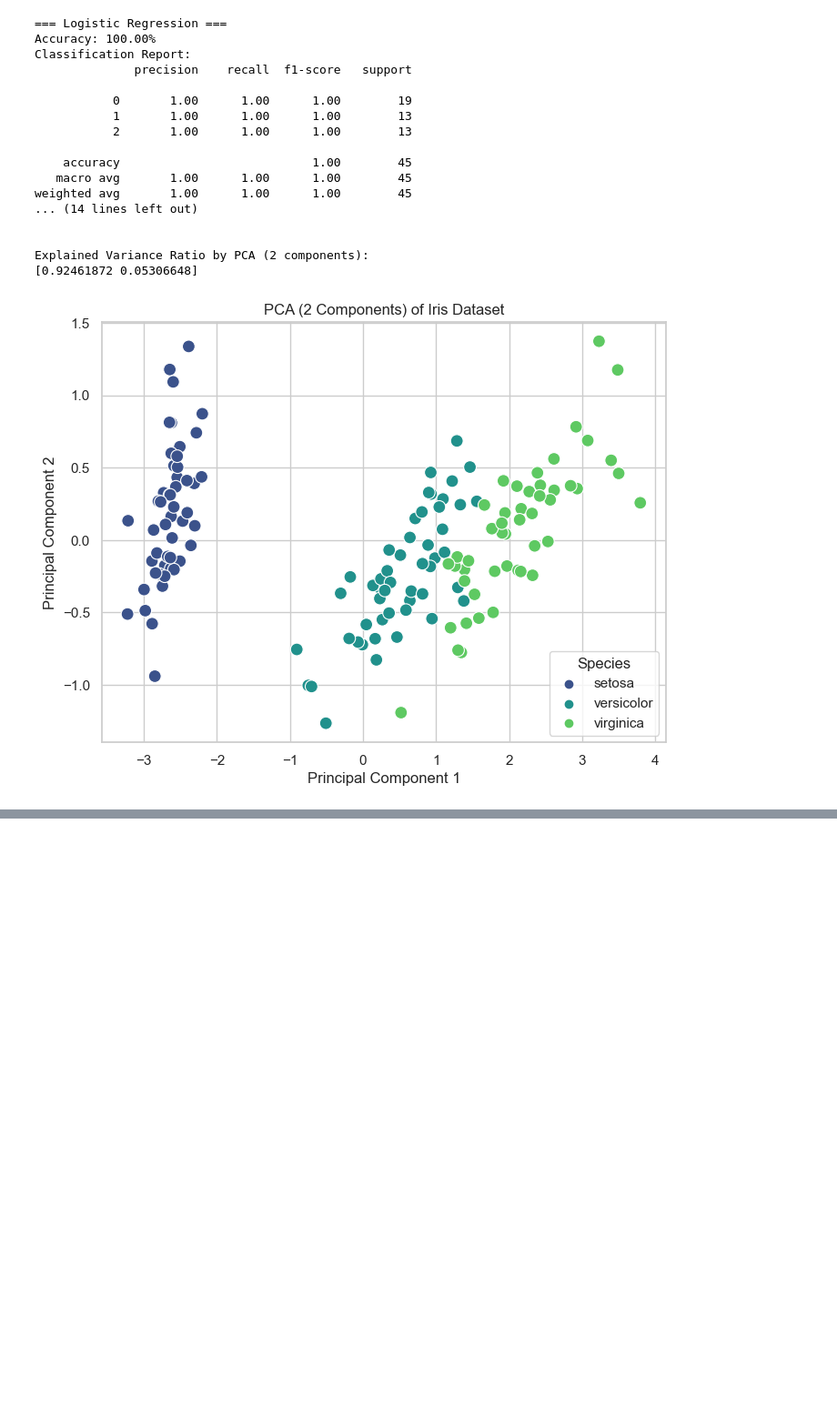
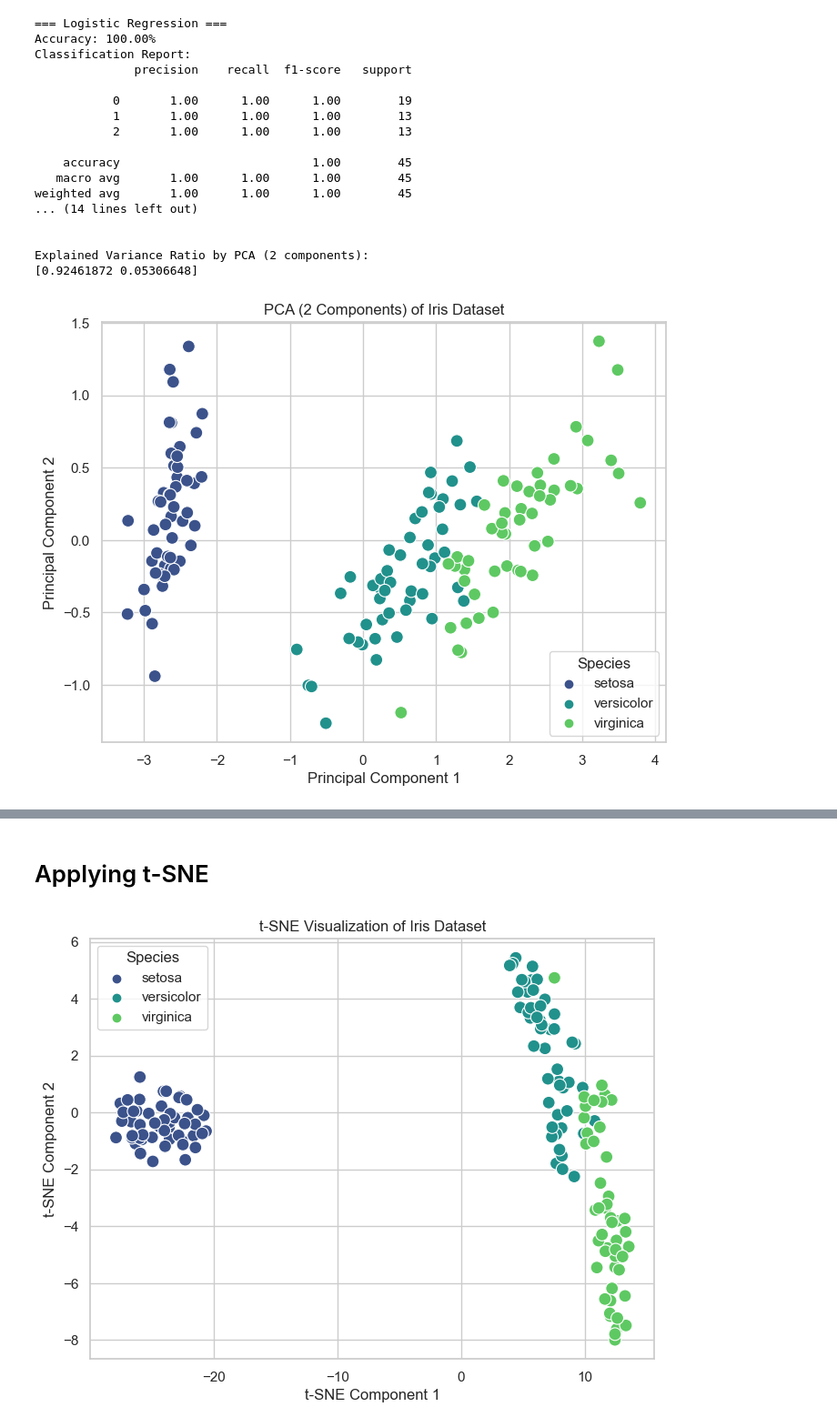
Before and after one commit to falcaozane/Machine-Learning, a Jupyter notebook: 30DaysOfML/Day1.ipynb, the cells around one changed output, grey strips where cells are left out. Shown at 91% size. Drawn from its saved outputs; the diff is of its cells as text; code cells hidden in the pictures; blank space fills up the shorter version.

```diff
--- a/30DaysOfML/Day1.ipynb
+++ b/30DaysOfML/Day1.ipynb
@@ -188,0 +203,9 @@ Explained Variance Ratio by PCA (2 components):
+# %%
+# Set plotting style
+sns.set_theme(style="whitegrid", palette="muted", color_codes=True)
+
+# Load Iris dataset
+iris = load_iris()
+df = pd.DataFrame(data=iris.data, columns=iris.feature_names)
+# Map the numeric target to species names for easier interpretation
+df['species'] = pd.Categorical.from_codes(iris.target, iris.target_names)
@@ -188,0 +377,2 @@ Explained Variance Ratio by PCA (2 components):
+# %% [markdown]
+# Applying t-SNE
@@ -188,0 +387,27 @@ Explained Variance Ratio by PCA (2 components):
+# %%
+# Load Iris dataset
+iris = load_iris()
+X = iris.data
+y = iris.target
+
+# Create a Dataframe for viz
+df = pd.DataFrame(data=X, columns=iris.feature_names)
+df['species'] = pd.Categorical.from_codes(y, iris.target_names)
+# %%
+tsne = TSNE(n_components=2,random_state=42,perplexity=30)
+tsne_results = tsne.fit_transform(X)
+# %%
+# Create a DataFrame for t-SNE results
+df_tsne = pd.DataFrame(data=tsne_results, columns=['TSNE1', 'TSNE2'])
+df_tsne['species'] = df['species']
+# %%
+# Plot t-SNE results
+plt.figure(figsize=(8, 6))
+sns.scatterplot(x='TSNE1', y='TSNE2', hue='species', data=df_tsne, palette='viridis', s=100)
+plt.title("t-SNE Visualization of Iris Dataset")
+plt.xlabel("t-SNE Component 1")
+plt.ylabel("t-SNE Component 2")
+plt.legend(title="Species")
+plt.show()
+# %% [output]
+[figure, added]
```
Also changed, not shown: parts of 10 cells of this notebook.
